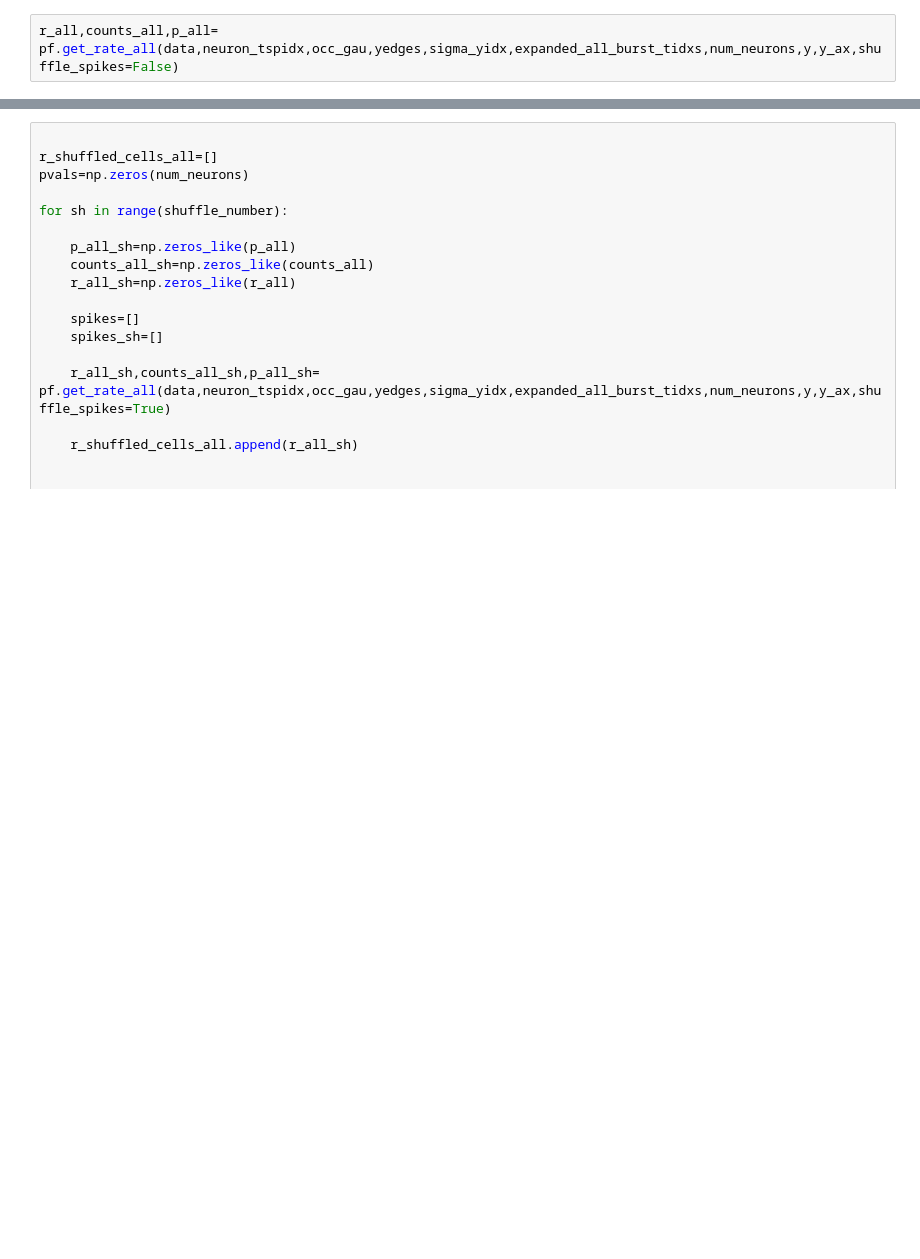
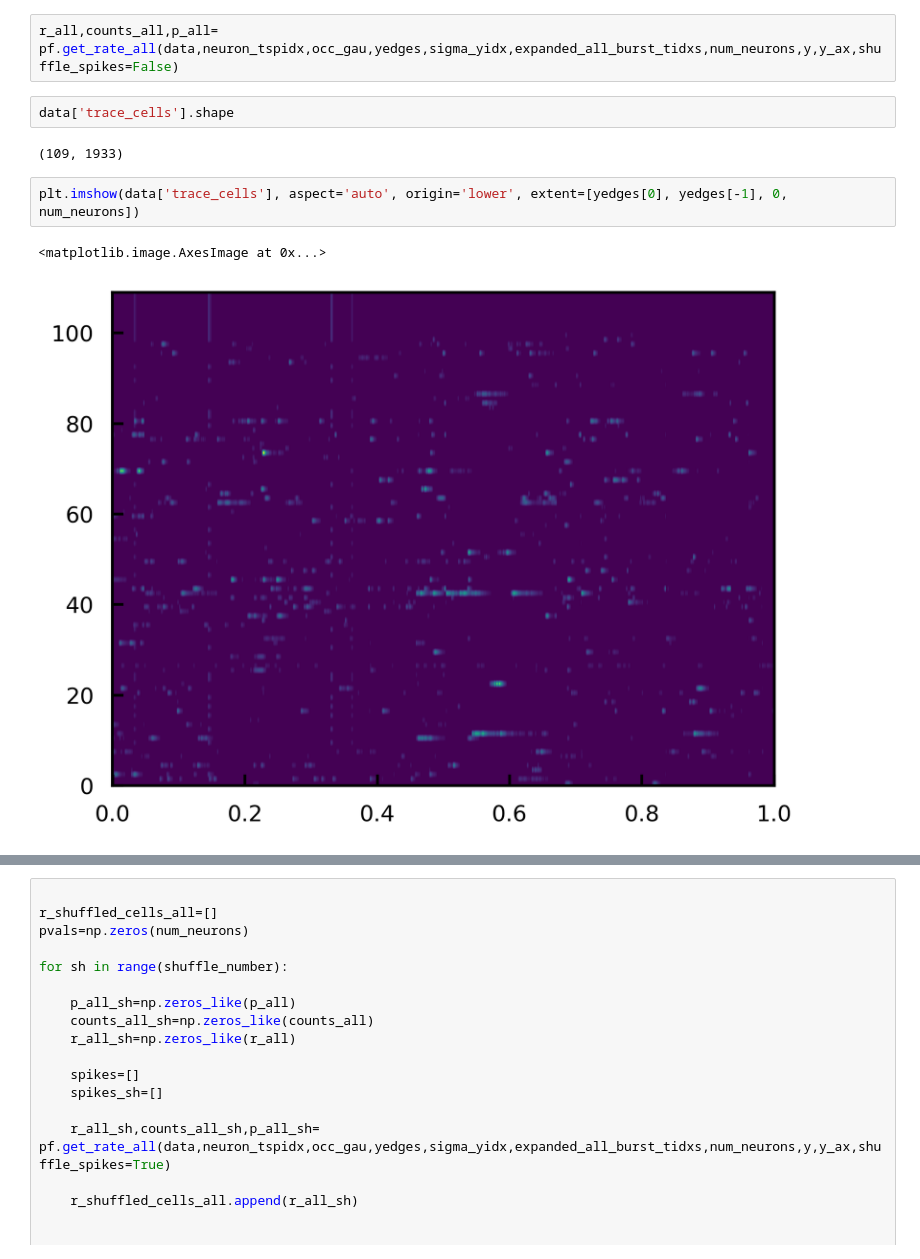
Before and after one commit to HamedShabani/PFC_sequence_analysis, a Jupyter notebook: Place_code_analysis.ipynb, the cells around one changed output, grey strips where cells are left out. Cells and saved outputs as stored; diff of their text form; blank space fills up the shorter version.

```diff
--- a/Place_code_analysis.ipynb
+++ b/Place_code_analysis.ipynb
@@ -403,2 +436,11 @@ len(y)
 # %%
 r_all,counts_all,p_all= pf.get_rate_all(data,neuron_tspidx,occ_gau,yedges,sigma_yidx,expanded_all_burst_tidxs,num_neurons,y,y_ax,shuffle_spikes=False)
+# %%
+data['trace_cells'].shape
+# %% [output]
+(109, 1933)
+# %%
+plt.imshow(data['trace_cells'], aspect='auto', origin='lower', extent=[yedges[0], yedges[-1], 0, num_neurons])
+# %% [output]
+<matplotlib.image.AxesImage at 0x...>
+[figure, added]
```
Also changed, not shown: parts of 15 cells of this notebook, 7 other files.
